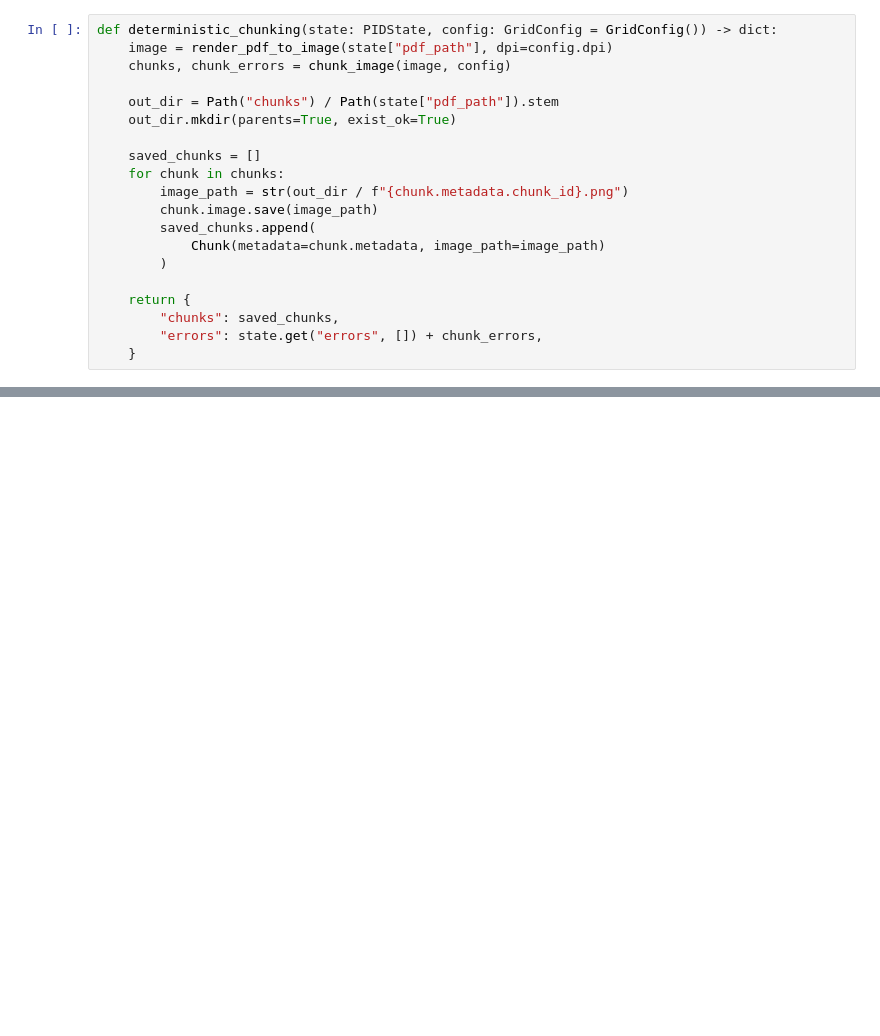
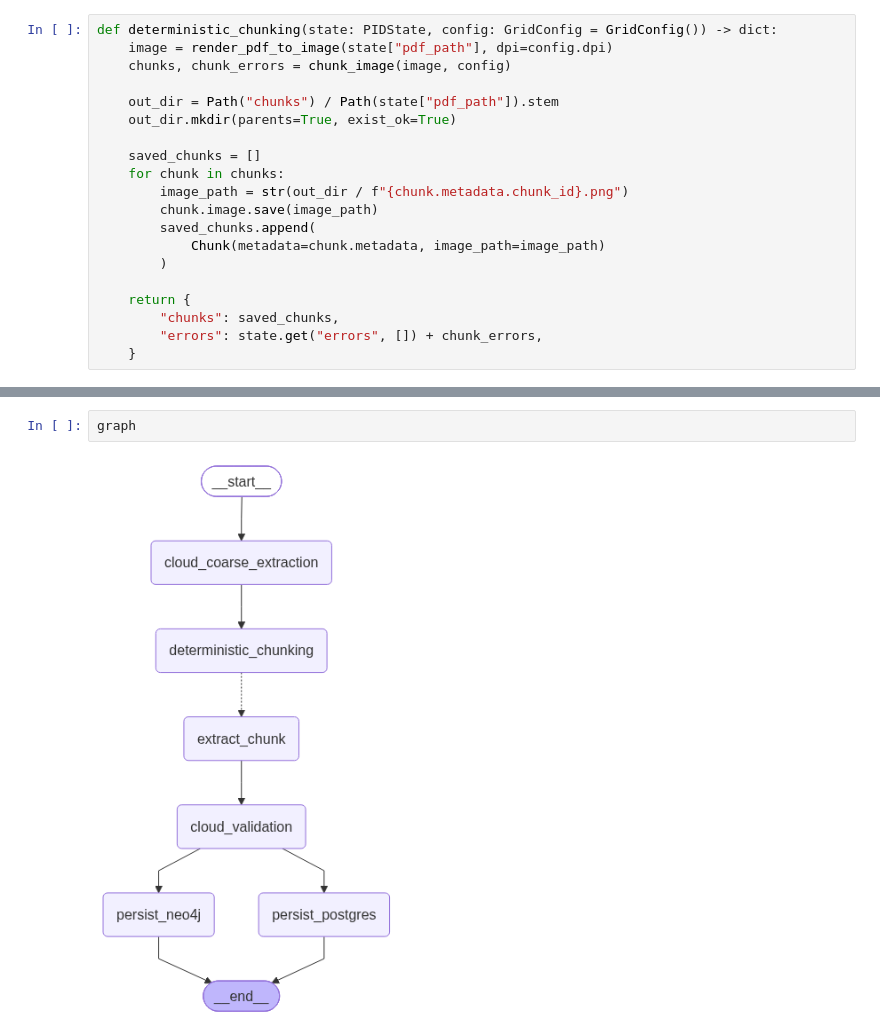
Before and after one commit to Sebabte-Nasreddine/PID_Agent, a Jupyter notebook: test.ipynb, the cells around one changed output, grey strips where cells are left out. Cells and saved outputs as stored; diff of their text form; blank space fills up the shorter version.

```diff
--- a/test.ipynb
+++ b/test.ipynb
@@ -126,0 +797,4 @@ def deterministic_chunking(state: PIDState, config: GridConfig = GridConfig()) -
+# %%
+graph
+# %% [output]
+[figure, added]
```
Also changed, not shown: parts of 33 cells of this notebook, 13 other files.
